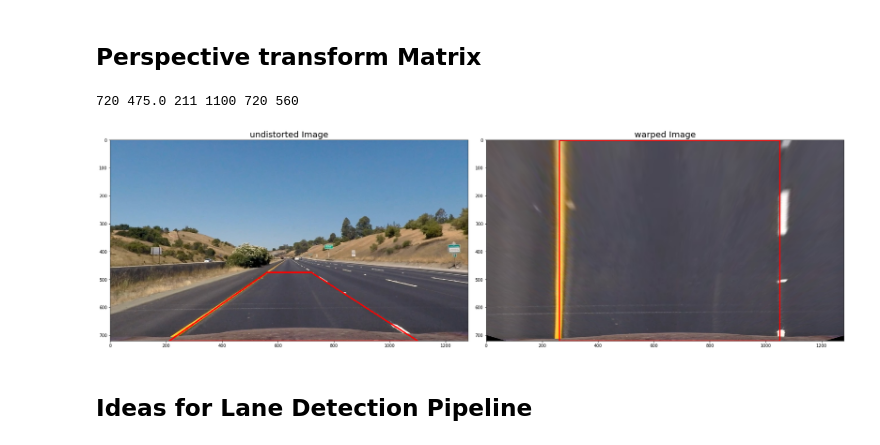
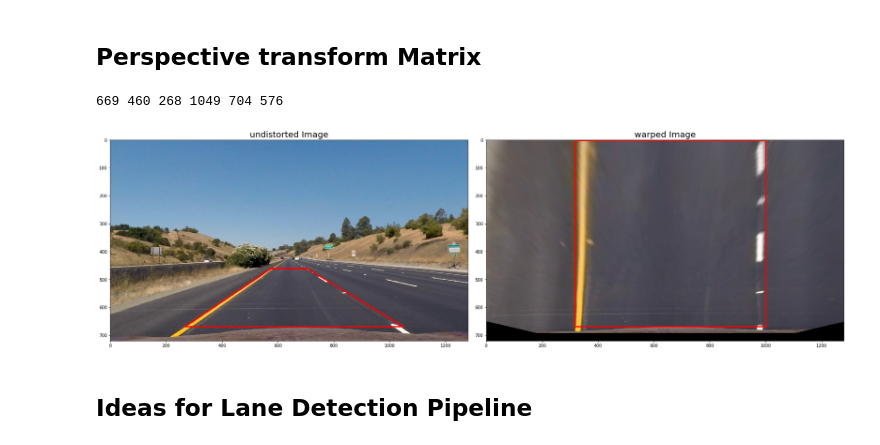
Before and after one commit to pkorivi/CarND-Advanced-Lane-Lines, a Jupyter notebook: lane_finding.ipynb, the cells around one changed output. Saved outputs shown, nothing was run; the diff lists cells and outputs as text; code cells hidden in the pictures.

```diff
--- a/lane_finding.ipynb
+++ b/lane_finding.ipynb
@@ -66,55 +66,47 @@ plt.subplots_adjust(left=0., right=1, top=0.9, bottom=0.)
 # %%
 #image = mpimg.imread('test_images/test3.jpg')
 image = mpimg.imread('test_images/straight_lines1.jpg')
 undistorted = cv2.undistort(image, mtx, dist, None, mtx)
 
-y_max = undistorted.shape[0] #720
-y_min = undistorted.shape[0]/2 + 115 # A little above the mid of the image #475
+y_max = int(undistorted.shape[0]*0.93)#670 #undistorted.shape[0] #720
+y_min = int(undistorted.shape[0]/2+100)#460 #undistorted.shape[0]/2 + 115 # A little above the mid of the image #475
 
-x_l_b = int(undistorted.shape[1]*0.165)#224
-x_r_b = int(undistorted.shape[1]*0.86) #1100
-x_r_t = int(undistorted.shape[1]*9/16) #720
-x_l_t = int(undistorted.shape[1]*7/16) #560
+x_l_b = int(undistorted.shape[1]*0.21) #270 #int(undistorted.shape[1]*0.165)#210
+x_r_b = int(undistorted.shape[1]*0.82) #1050 #int(undistorted.shape[1]*0.86) #1100
+x_r_t = int(undistorted.shape[1]*0.55)#700 #int(undistorted.shape[1]*9/16) #720
+x_l_t = int(undistorted.shape[1]*0.45)#580 #int(undistorted.shape[1]*7/16) #560
 
-print(y_max, y_min,x_l_b, x_r_b,x_r_t,x_l_t )
-
-"""
-y_max = 720
-y_min = 475
-
-x_l_b = 210
-x_r_b = 1100
-x_r_t = 726
-x_l_t = 560
-"""
+print(y_max, y_min, x_l_b, x_r_b, x_r_t, x_l_t)
 
 #Calculate Perspective Transformation Matrix
 src = np.float32([[(x_l_b,y_max),(x_r_b,y_max), (x_r_t, y_min),(x_l_t,y_min)]])
 dst = np.float32([[(x_l_b+50,y_max),(x_r_b-50,y_max), (x_r_b-50, 1),(x_l_b+50,1)]])
+#Transformation Matrix
 M = cv2.getPerspectiveTransform(src, dst)
 #Inverse transformation matrix
 Minv = cv2.getPerspectiveTransform(dst, src)
 warped = cv2.warpPerspective(undistorted, M, (img.shape[1],img.shape[0]), flags=cv2.INTER_LINEAR)
 
-pts_src = src.astype(int)
-pts_dst = dst.astype(int)
-pts_src = pts_src.reshape((-1,1,2))
-pts_dst = pts_dst.reshape((-1,1,2))
+if display == True:
+    pts_src = src.astype(int)
+    pts_dst = dst.astype(int)
+    pts_src = pts_src.reshape((-1,1,2))
+    pts_dst = pts_dst.reshape((-1,1,2))
 
-cv2.polylines(undistorted,[pts_src],True,(255,0,0),4)
-cv2.polylines(warped,[pts_dst],True,(255,0,0),4)
+    cv2.polylines(undistorted,[pts_src],True,(255,0,0),4)
+    cv2.polylines(warped,[pts_dst],True,(255,0,0),4)
 
-f, (ax1, ax2) = plt.subplots(1, 2, figsize=(24, 9))
-f.tight_layout()
-ax1.imshow(undistorted)
-ax1.set_title('undistorted Image', fontsize=20)
-ax2.imshow(warped)
-ax2.set_title('warped Image', fontsize=20)
+    f, (ax1, ax2) = plt.subplots(1, 2, figsize=(24, 9))
+    f.tight_layout()
+    ax1.imshow(undistorted)
+    ax1.set_title('undistorted Image', fontsize=20)
+    ax2.imshow(warped)
+    ax2.set_title('warped Image', fontsize=20)
 
-plt.subplots_adjust(left=0., right=1, top=0.9, bottom=0.)
+    plt.subplots_adjust(left=0., right=1, top=0.9, bottom=0.)
 # %% [output]
-720 475.0 211 1100 720 560
+669 460 268 1049 704 576
-[figure, old version]
+[figure, new version]
 # %% [markdown]
 ## Ideas for Lane Detection Pipeline
 # %% [markdown]
```
Also changed, not shown: parts of 9 cells of this notebook.
